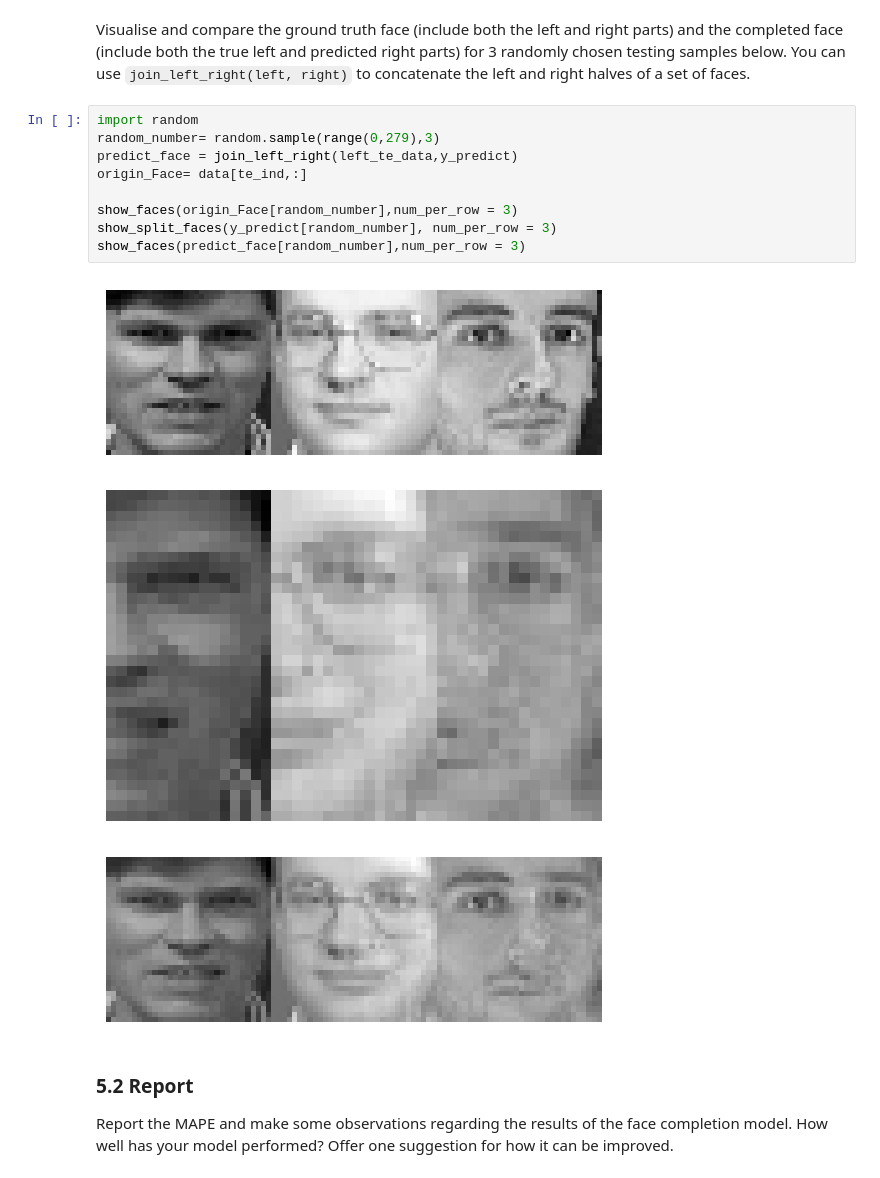
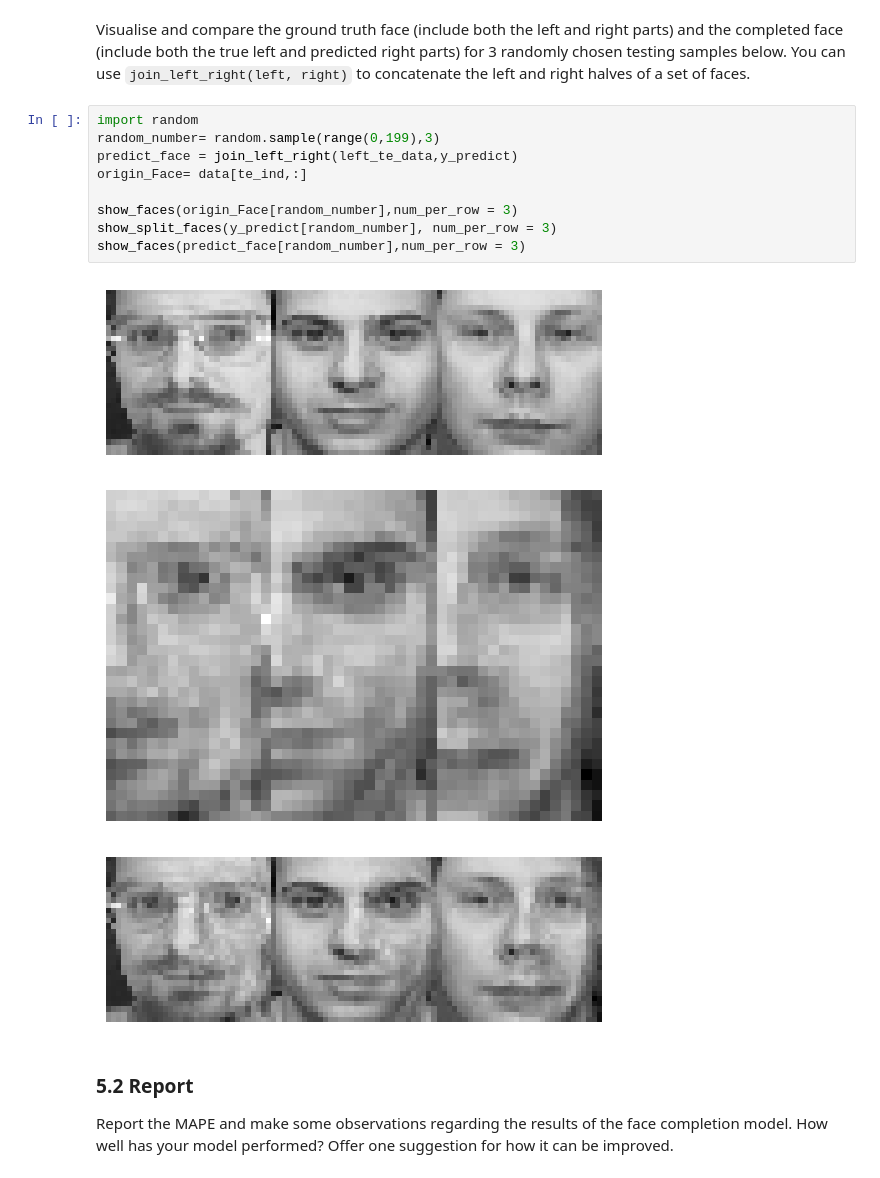
Before and after one commit to Ray7788/MachineLearning, a Jupyter notebook: Lab3_S/24112-Lab2-S-Practice2.ipynb, the cells around one changed output. Drawn from its saved outputs; the diff is of its cells as text.

```diff
--- a/Lab3_S/24112-Lab2-S-Practice2.ipynb
+++ b/Lab3_S/24112-Lab2-S-Practice2.ipynb
@@ -420,17 +411,17 @@ MAPE: 0.21634421296256606
 Visualise and compare the ground truth face (include both the left and right parts) and the completed face (include both the true left and predicted right parts) for 3 randomly chosen testing samples below. You can use `join_left_right(left, right)` to concatenate the left and right halves of a set of faces.
 # %%
 import random
-random_number= random.sample(range(0,279),3)
+random_number= random.sample(range(0,199),3)
 predict_face = join_left_right(left_te_data,y_predict)
 origin_Face= data[te_ind,:]
 
 show_faces(origin_Face[random_number],num_per_row = 3)
 show_split_faces(y_predict[random_number], num_per_row = 3)
 show_faces(predict_face[random_number],num_per_row = 3)
 # %% [output]
-[figure, old version]
+[figure, new version]
-[figure, old version]
+[figure, new version]
-[figure, old version]
+[figure, new version]
 # %% [markdown]
 ### 5.2 Report
 
```
Also changed, not shown: parts of 17 cells of this notebook.
